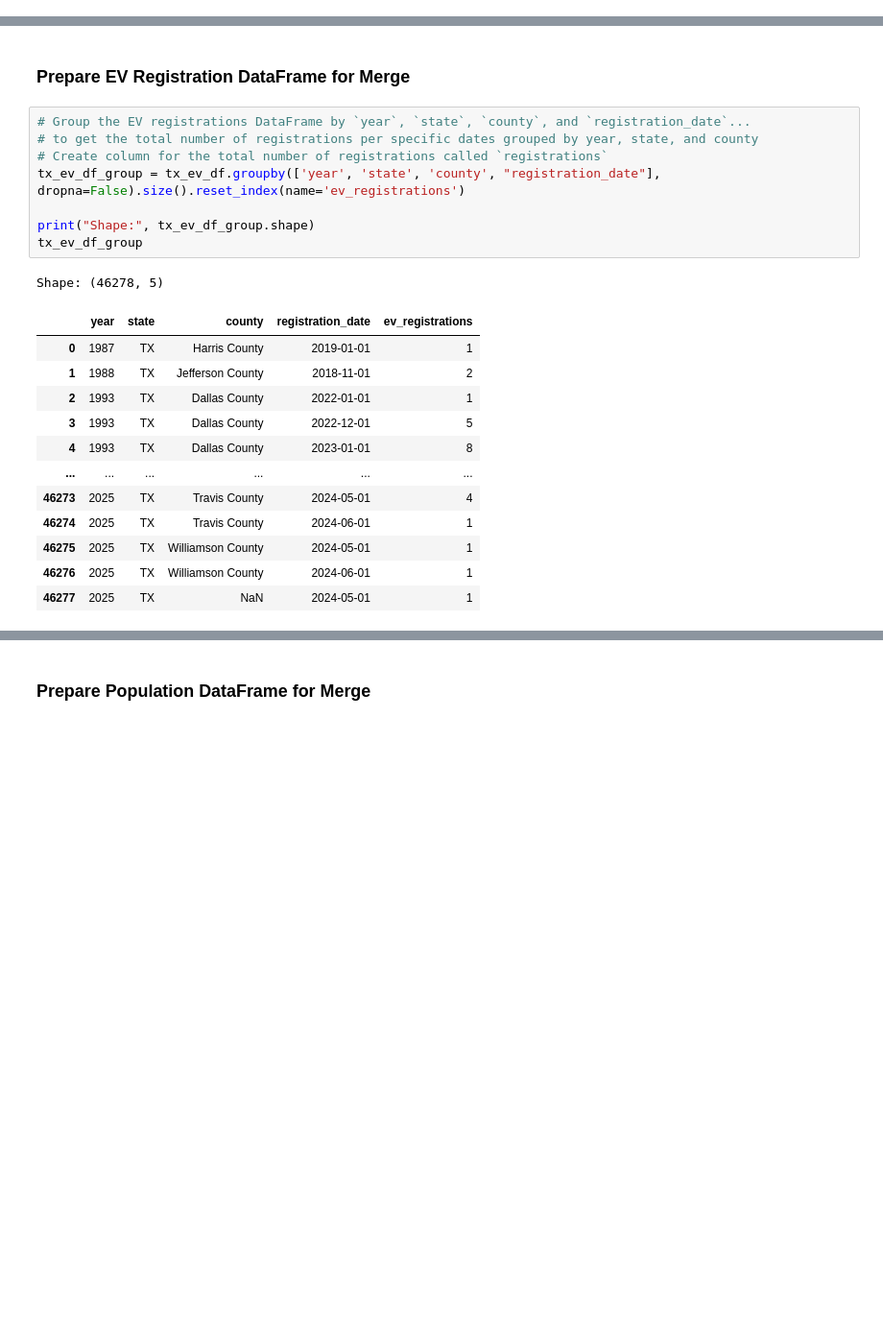
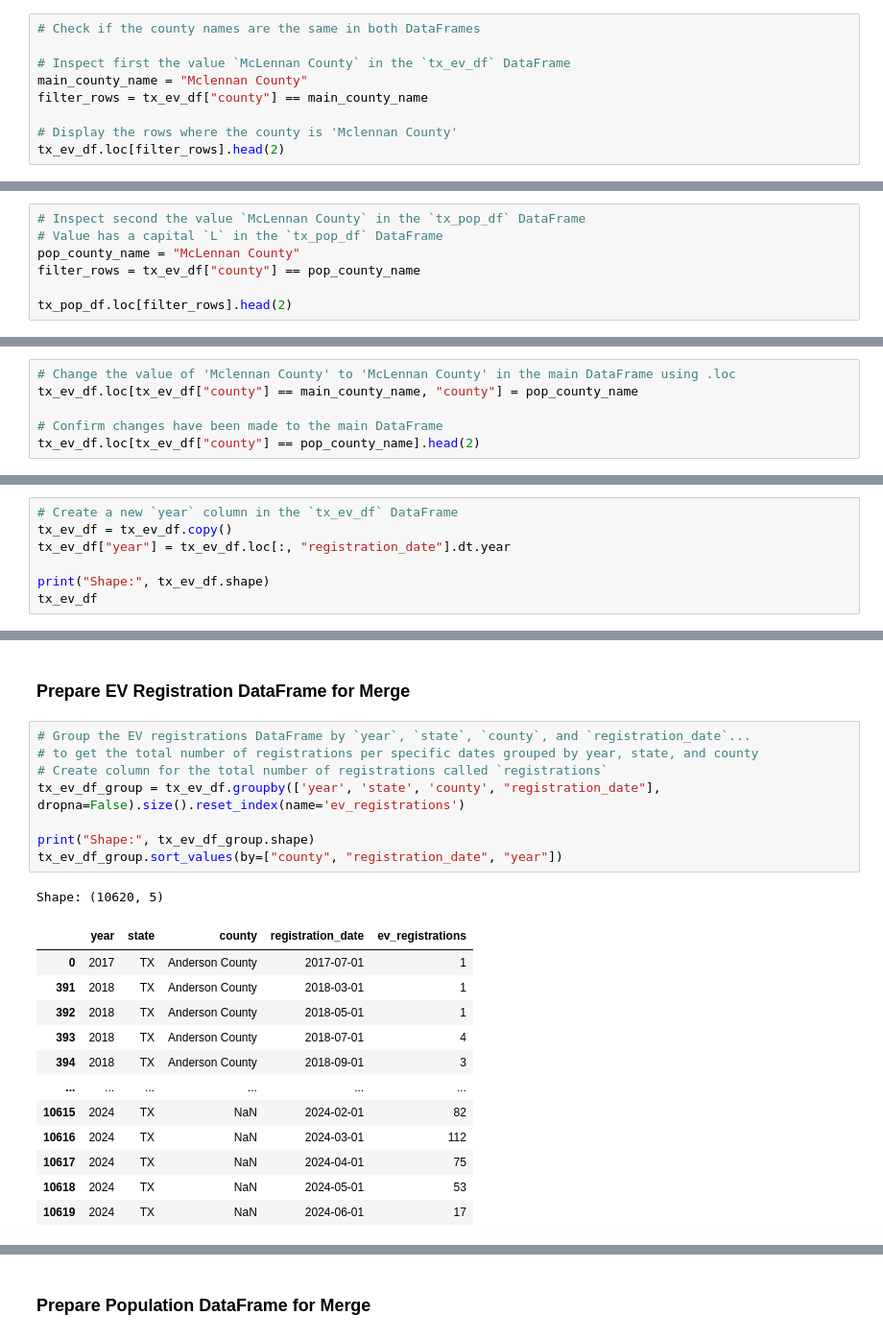
Before and after one commit to rune-encoder/Project-1, a Jupyter notebook: notebooks/individual_work/christian_exploration/data_merging/ev_population_merge/tx_ev_registration_population_merg.ipynb, the cells around one changed output, grey strips where cells are left out. Shown at 96% size. Cells and saved outputs as stored; diff of their text form; blank space fills up the shorter version.

Commit message:
Fixed issue with TX registration and population DF. Values were incorrect. Issue during Merge

```diff
--- a/notebooks/individual_work/christian_exploration/data_merging/ev_population_merge/tx_ev_registration_population_merg.ipynb
+++ b/notebooks/individual_work/christian_exploration/data_merging/ev_population_merge/tx_ev_registration_population_merg.ipynb
@@ -164,0 +197,9 @@ dtype: int64
+# %%
+# Check if the county names are the same in both DataFrames
+
+# Inspect first the value `McLennan County` in the `tx_ev_df` DataFrame
+main_county_name = "Mclennan County"
+filter_rows = tx_ev_df["county"] == main_county_name
+
+# Display the rows where the county is 'Mclennan County'
+tx_ev_df.loc[filter_rows].head(2)
@@ -164,0 +210,7 @@ dtype: int64
+# %%
+# Inspect second the value `McLennan County` in the `tx_pop_df` DataFrame
+# Value has a capital `L` in the `tx_pop_df` DataFrame
+pop_county_name = "McLennan County"
+filter_rows = tx_ev_df["county"] == pop_county_name
+
+tx_pop_df.loc[filter_rows].head(2)
@@ -164,0 +221,6 @@ dtype: int64
+# %%
+# Change the value of 'Mclennan County' to 'McLennan County' in the main DataFrame using .loc
+tx_ev_df.loc[tx_ev_df["county"] == main_county_name, "county"] = pop_county_name
+
+# Confirm changes have been made to the main DataFrame
+tx_ev_df.loc[tx_ev_df["county"] == pop_county_name].head(2)
@@ -164,0 +231,7 @@ dtype: int64
+# %%
+# Create a new `year` column in the `tx_ev_df` DataFrame
+tx_ev_df = tx_ev_df.copy()
+tx_ev_df["year"] = tx_ev_df.loc[:, "registration_date"].dt.year
+
+print("Shape:", tx_ev_df.shape)
+tx_ev_df
@@ -167,22 +255,22 @@ dtype: int64
 # %%
 # Group the EV registrations DataFrame by `year`, `state`, `county`, and `registration_date`...
 # to get the total number of registrations per specific dates grouped by year, state, and county
 # Create column for the total number of registrations called `registrations`
 tx_ev_df_group = tx_ev_df.groupby(['year', 'state', 'county', "registration_date"], dropna=False).size().reset_index(name='ev_registrations')
 
 print("Shape:", tx_ev_df_group.shape)
-tx_ev_df_group
+tx_ev_df_group.sort_values(by=["county", "registration_date", "year"])
 # %% [output]
-Shape: (46278, 5)
+Shape: (10620, 5)
 |  | year | state | county | registration_date | ev_registrations |
-| 0 | 1987 | TX | Harris County | 2019-01-01 | 1 |
-| 1 | 1988 | TX | Jefferson County | 2018-11-01 | 2 |
-| 2 | 1993 | TX | Dallas County | 2022-01-01 | 1 |
-| 3 | 1993 | TX | Dallas County | 2022-12-01 | 5 |
-| 4 | 1993 | TX | Dallas County | 2023-01-01 | 8 |
+| 0 | 2017 | TX | Anderson County | 2017-07-01 | 1 |
+| 391 | 2018 | TX | Anderson County | 2018-03-01 | 1 |
+| 392 | 2018 | TX | Anderson County | 2018-05-01 | 1 |
+| 393 | 2018 | TX | Anderson County | 2018-07-01 | 4 |
+| 394 | 2018 | TX | Anderson County | 2018-09-01 | 3 |
 | ... | ... | ... | ... | ... | ... |
-| 46273 | 2025 | TX | Travis County | 2024-05-01 | 4 |
-| 46274 | 2025 | TX | Travis County | 2024-06-01 | 1 |
-| 46275 | 2025 | TX | Williamson County | 2024-05-01 | 1 |
-| 46276 | 2025 | TX | Williamson County | 2024-06-01 | 1 |
-| 46277 | 2025 | TX | NaN | 2024-05-01 | 1 |
+| 10615 | 2024 | TX | NaN | 2024-02-01 | 82 |
+| 10616 | 2024 | TX | NaN | 2024-03-01 | 112 |
+| 10617 | 2024 | TX | NaN | 2024-04-01 | 75 |
+| 10618 | 2024 | TX | NaN | 2024-05-01 | 53 |
+| 10619 | 2024 | TX | NaN | 2024-06-01 | 17 |
```
Also changed, not shown: parts of 30 cells of this notebook, 1 other file.
